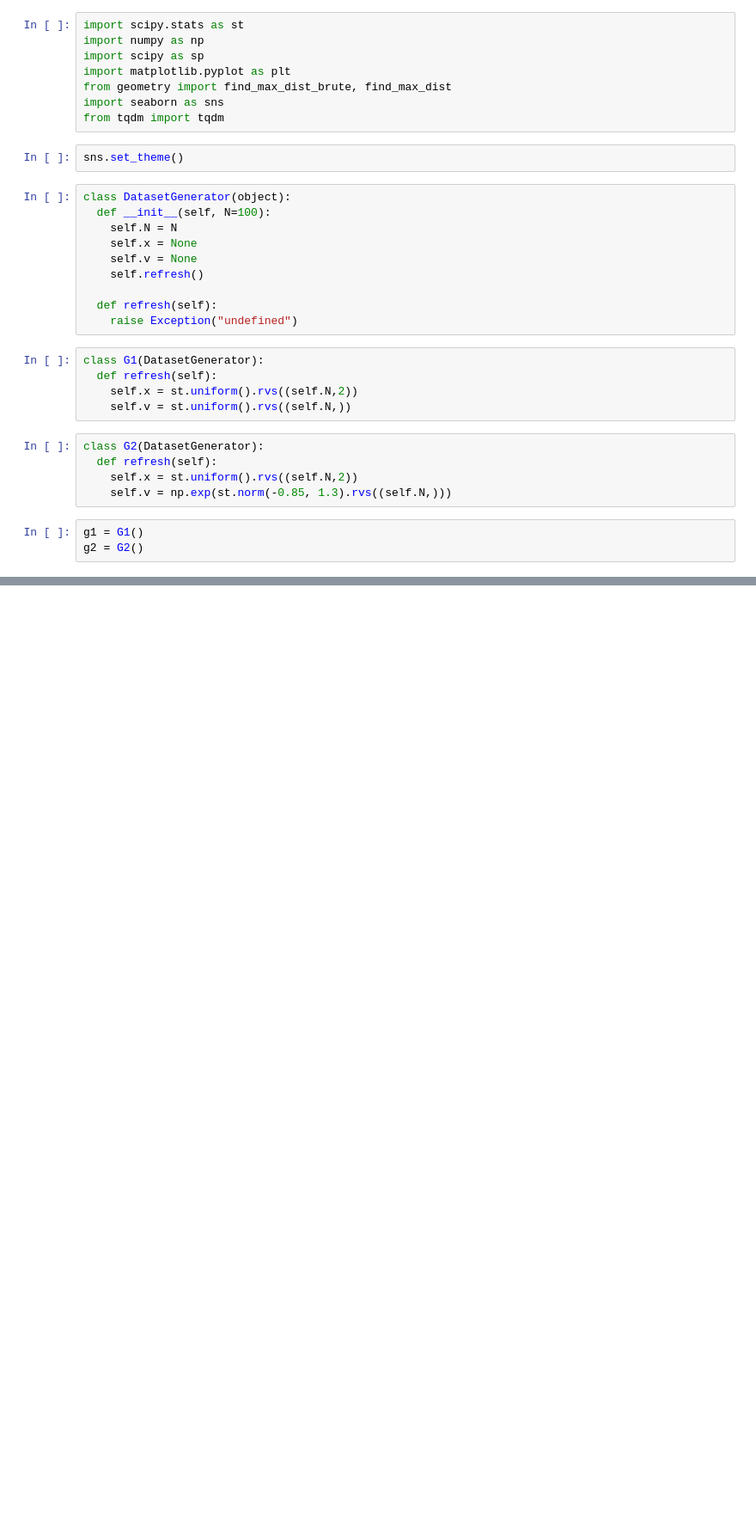
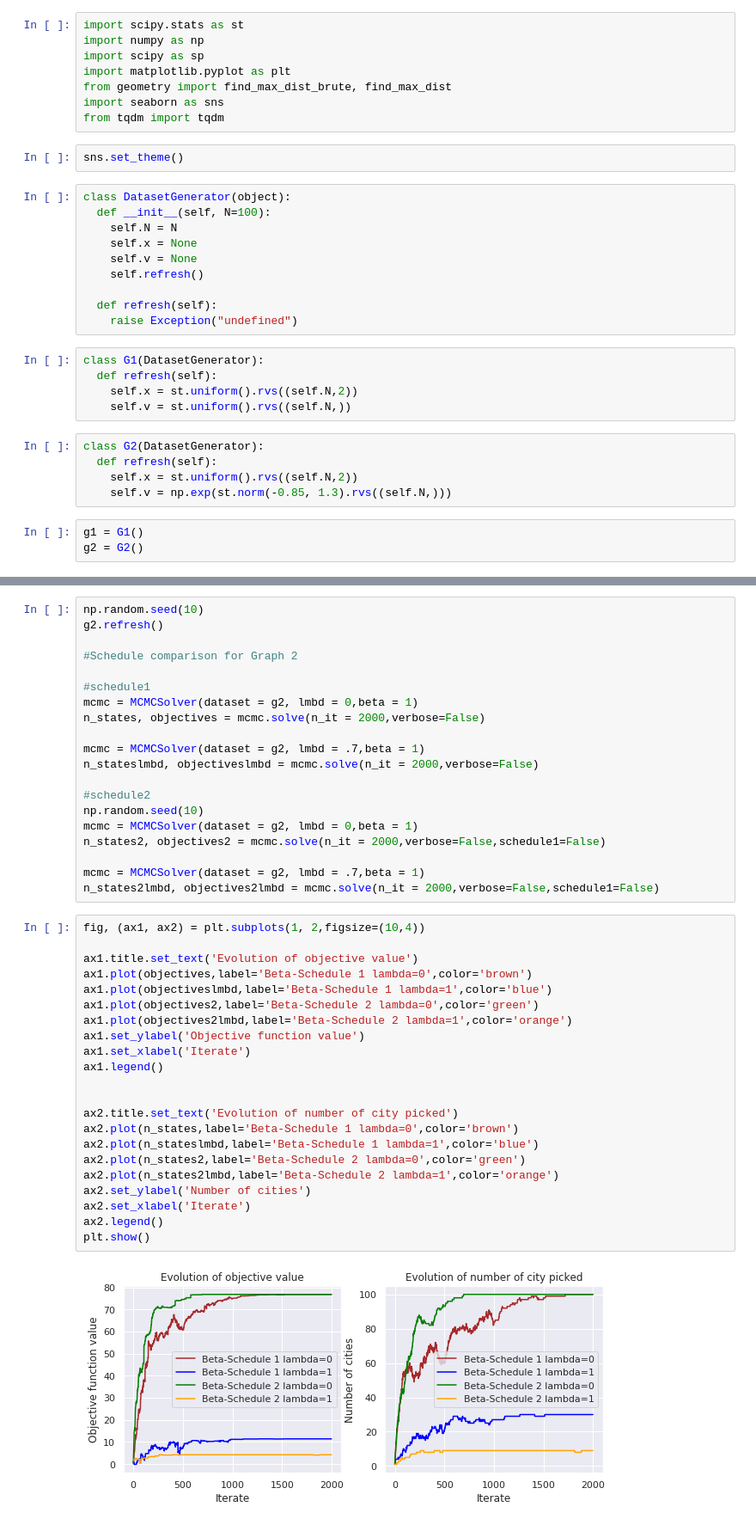
Before and after one commit to okyksl/com-516-project, a Jupyter notebook: src/mcmc_stub.ipynb, the cells around one changed output, grey strips where cells are left out. Shown: that part at 86% size. Cells and saved outputs as stored; diff of their text form; blank space fills up the shorter version.

```diff
--- a/src/mcmc_stub.ipynb
+++ b/src/mcmc_stub.ipynb
@@ -175 +247,45 @@ plt.show()
+# %%
+np.random.seed(10)
+g2.refresh()
+
+#Schedule comparison for Graph 2
+
+#schedule1
+mcmc = MCMCSolver(dataset = g2, lmbd = 0,beta = 1)
+n_states, objectives = mcmc.solve(n_it = 2000,verbose=False)
+
+mcmc = MCMCSolver(dataset = g2, lmbd = .7,beta = 1)
+n_stateslmbd, objectiveslmbd = mcmc.solve(n_it = 2000,verbose=False)
+
+#schedule2
+np.random.seed(10)
+mcmc = MCMCSolver(dataset = g2, lmbd = 0,beta = 1)
+n_states2, objectives2 = mcmc.solve(n_it = 2000,verbose=False,schedule1=False)
+
+mcmc = MCMCSolver(dataset = g2, lmbd = .7,beta = 1)
+n_states2lmbd, objectives2lmbd = mcmc.solve(n_it = 2000,verbose=False,schedule1=False)
+# %%
+fig, (ax1, ax2) = plt.subplots(1, 2,figsize=(10,4))
+
+ax1.title.set_text('Evolution of objective value')
+ax1.plot(objectives,label='Beta-Schedule 1 lambda=0',color='brown')
+ax1.plot(objectiveslmbd,label='Beta-Schedule 1 lambda=1',color='blue')
+ax1.plot(objectives2,label='Beta-Schedule 2 lambda=0',color='green')
+ax1.plot(objectives2lmbd,label='Beta-Schedule 2 lambda=1',color='orange')
+ax1.set_ylabel('Objective function value')
+ax1.set_xlabel('Iterate')
+ax1.legend()
+
+
+ax2.title.set_text('Evolution of number of city picked')
+ax2.plot(n_states,label='Beta-Schedule 1 lambda=0',color='brown')
+ax2.plot(n_stateslmbd,label='Beta-Schedule 1 lambda=1',color='blue')
+ax2.plot(n_states2,label='Beta-Schedule 2 lambda=0',color='green')
+ax2.plot(n_states2lmbd,label='Beta-Schedule 2 lambda=1',color='orange')
+ax2.set_ylabel('Number of cities')
+ax2.set_xlabel('Iterate')
+ax2.legend()
+plt.show()
+# %% [output]
+[figure, added]
 # %%
```
Also changed, not shown: parts of 19 cells of this notebook, 4 other files.
